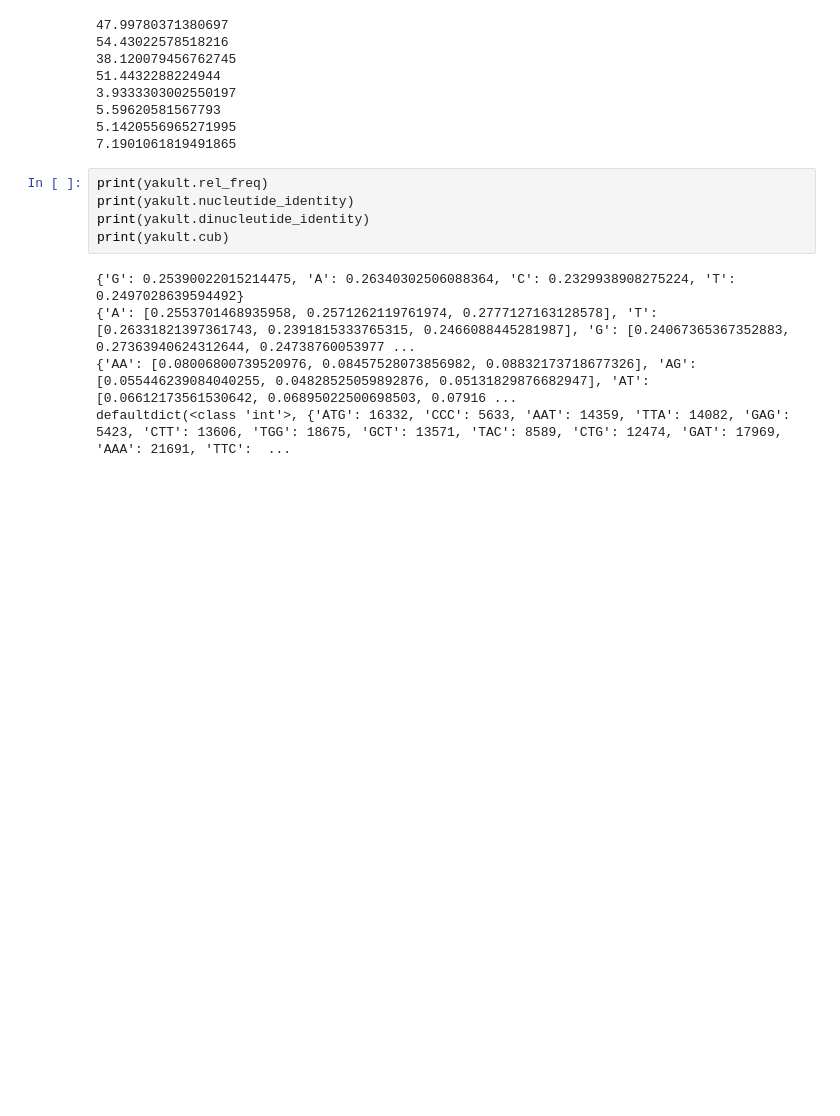
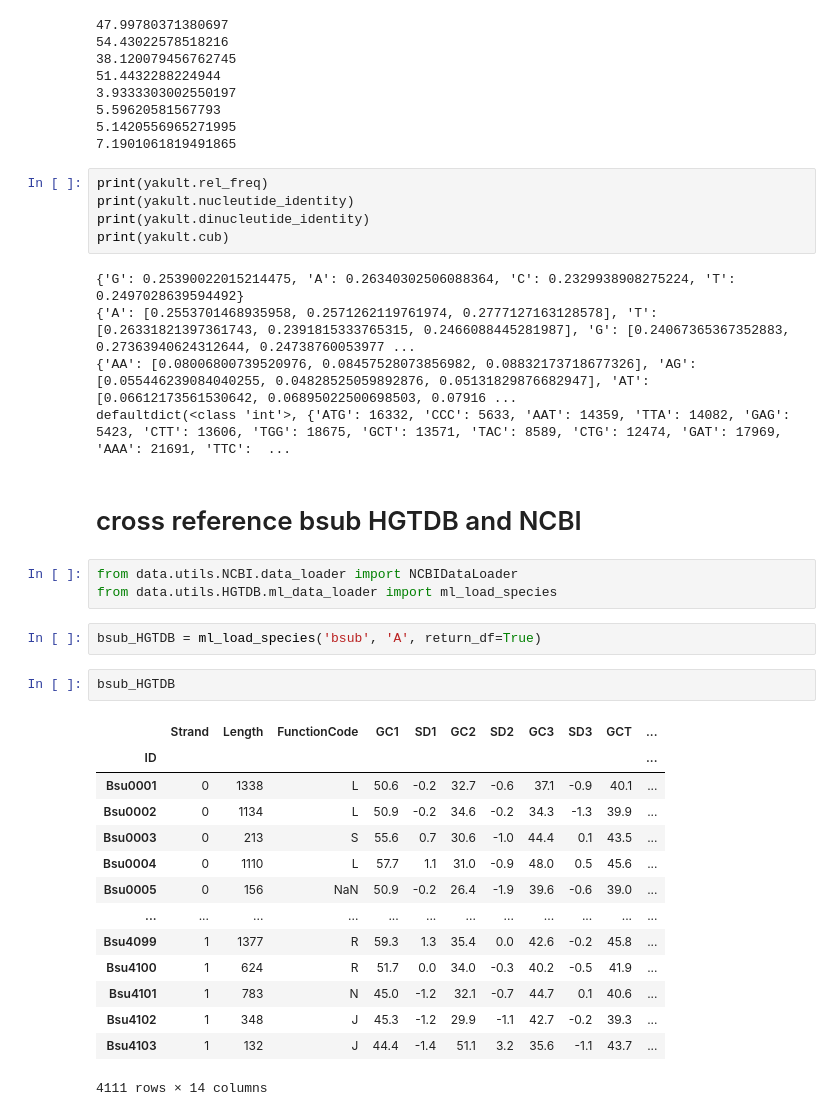
Before and after one commit to ratboitripleseven/NewGenes, a Jupyter notebook: refactor.ipynb, the cells around one changed output. Cells and saved outputs as stored; diff of their text form; blank space fills up the shorter version.

```diff
--- a/refactor.ipynb
+++ b/refactor.ipynb
@@ -179,3 +181,27 @@ print(yakult.cub)
 {'A': [0.2553701468935958, 0.2571262119761974, 0.2777127163128578], 'T': [0.26331821397361743, 0.2391815333765315, 0.2466088445281987], 'G': [0.24067365367352883, 0.27363940624312644, 0.24738760053977 ...
 {'AA': [0.08006800739520976, 0.08457528073856982, 0.08832173718677326], 'AG': [0.055446239084040255, 0.04828525059892876, 0.05131829876682947], 'AT': [0.06612173561530642, 0.06895022500698503, 0.07916 ...
 defaultdict(<class 'int'>, {'ATG': 16332, 'CCC': 5633, 'AAT': 14359, 'TTA': 14082, 'GAG': 5423, 'CTT': 13606, 'TGG': 18675, 'GCT': 13571, 'TAC': 8589, 'CTG': 12474, 'GAT': 17969, 'AAA': 21691, 'TTC':  ...
+# %% [markdown]
+# cross reference bsub HGTDB and NCBI
+# %%
+from data.utils.NCBI.data_loader import NCBIDataLoader
+from data.utils.HGTDB.ml_data_loader import ml_load_species
+# %%
+bsub_HGTDB = ml_load_species('bsub', 'A', return_df=True)
+# %%
+bsub_HGTDB
+# %% [output]
+|  | Strand | Length | FunctionCode | GC1 | SD1 | GC2 | SD2 | GC3 | SD3 | GCT | ... |
+| ID |  |  |  |  |  |  |  |  |  |  | ... |
+| Bsu0001 | 0 | 1338 | L | 50.6 | -0.2 | 32.7 | -0.6 | 37.1 | -0.9 | 40.1 | ... |
+| Bsu0002 | 0 | 1134 | L | 50.9 | -0.2 | 34.6 | -0.2 | 34.3 | -1.3 | 39.9 | ... |
+| Bsu0003 | 0 | 213 | S | 55.6 | 0.7 | 30.6 | -1.0 | 44.4 | 0.1 | 43.5 | ... |
+| Bsu0004 | 0 | 1110 | L | 57.7 | 1.1 | 31.0 | -0.9 | 48.0 | 0.5 | 45.6 | ... |
+| Bsu0005 | 0 | 156 | NaN | 50.9 | -0.2 | 26.4 | -1.9 | 39.6 | -0.6 | 39.0 | ... |
+| ... | ... | ... | ... | ... | ... | ... | ... | ... | ... | ... | ... |
+| Bsu4099 | 1 | 1377 | R | 59.3 | 1.3 | 35.4 | 0.0 | 42.6 | -0.2 | 45.8 | ... |
+| Bsu4100 | 1 | 624 | R | 51.7 | 0.0 | 34.0 | -0.3 | 40.2 | -0.5 | 41.9 | ... |
+| Bsu4101 | 1 | 783 | N | 45.0 | -1.2 | 32.1 | -0.7 | 44.7 | 0.1 | 40.6 | ... |
+| Bsu4102 | 1 | 348 | J | 45.3 | -1.2 | 29.9 | -1.1 | 42.7 | -0.2 | 39.3 | ... |
+| Bsu4103 | 1 | 132 | J | 44.4 | -1.4 | 51.1 | 3.2 | 35.6 | -1.1 | 43.7 | ... |
+4111 rows × 14 columns
```
Also changed, not shown: parts of 5 cells of this notebook, 1 other file.
